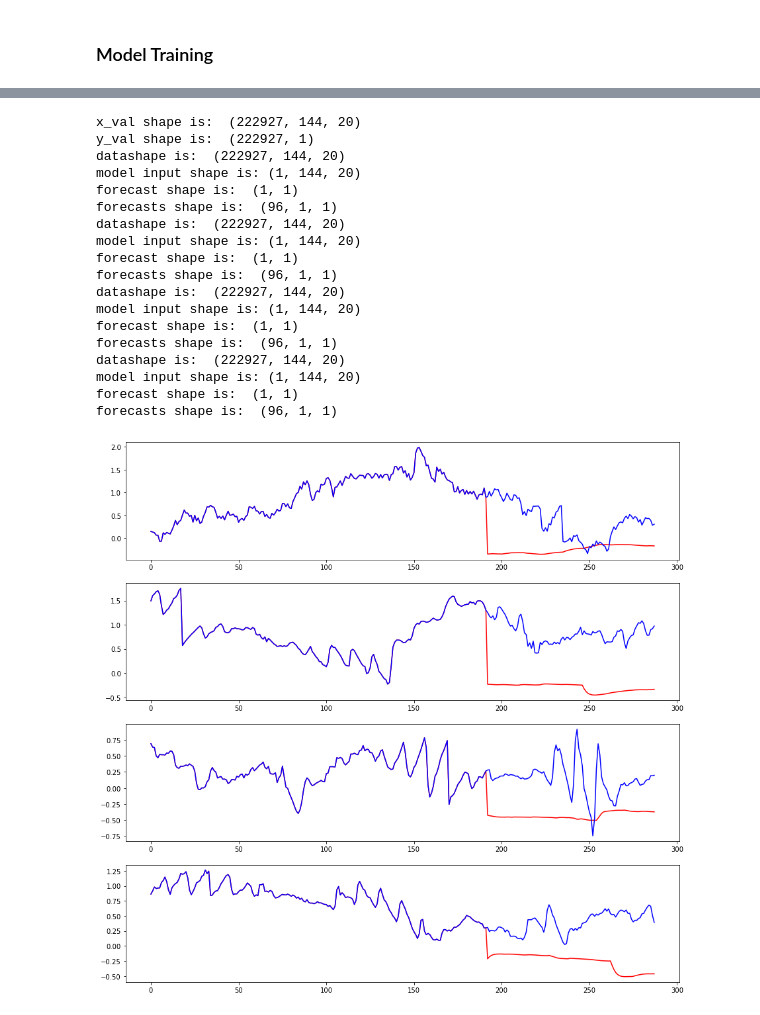
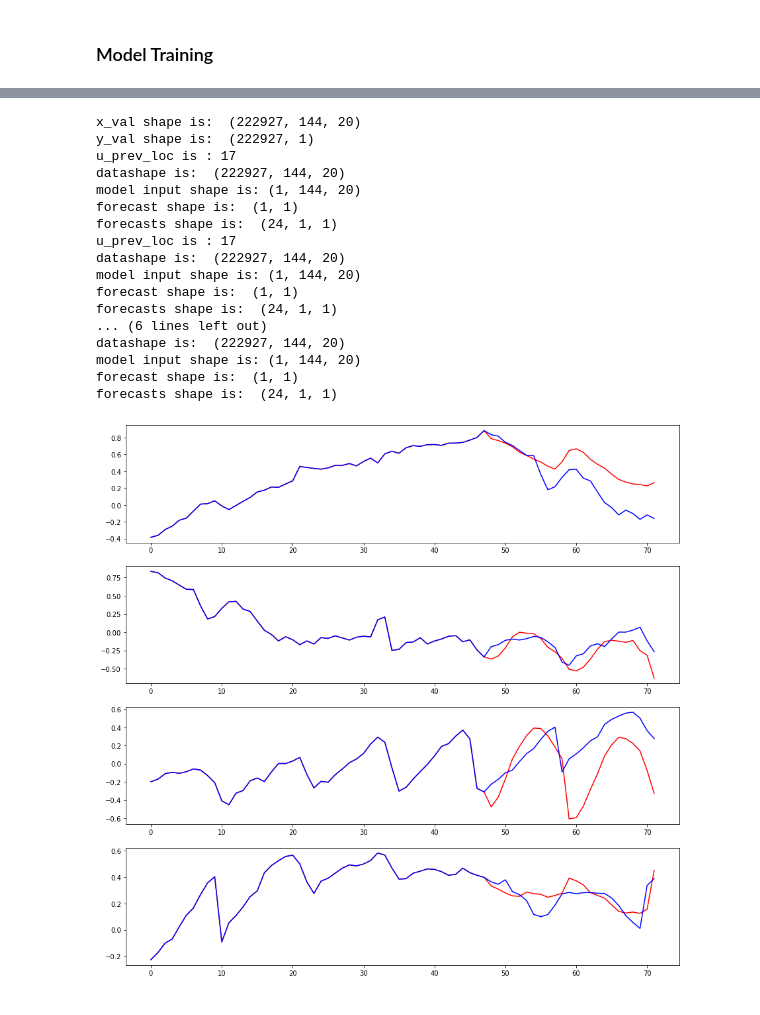
Before and after one commit to Siperjack/Deep_Learning_Projects, a Jupyter notebook: A3/main.ipynb, the cells around one changed output, grey strips where cells are left out. Cells and saved outputs as stored; diff of their text form; code cells hidden in the pictures.

Commit message:
Made many models, and fixed the prediciton dataleak.

```diff
--- a/A3/main.ipynb
+++ b/A3/main.ipynb
@@ -337,0 +369,31 @@ model is already trained
+# %%
+trained = False
+test_model = False
+if test_model:
+    model = RNN(n_seq = N_seq, n_dim = N_dim, num_LSTM = 4, filename = "./models/test", trained = trained)#LSTMXXYY means X in lst parameter an Y seq_length
+    history = model.train(x_train[::10], y_train[::10], x_val, y_val, epochs = 10, batch_size = 2*128)
+
+else:
+    model = RNN(n_seq = N_seq, n_dim = N_dim, num_LSTM = 64, lr = 1E-5, dropout = 0, double = True, filename = f"./models/LSTM_64_144_full_40epoch_double", trained = trained)#LSTMXXYY means X in lst parameter an Y seq_length
+    history = model.train(x_train, y_train, x_val, y_val, epochs = 40, batch_size = 32) #lr = 1E-2 crashed
+    if not trained:
+        y1=history.history['loss']
+        y2=history.history['val_loss']
+        x1 = np.arange( len(y1))
+        k=len(y1)/len(y2)
+        x2 = np.arange(k,len(y1)+1,k)
+        fig, ax = plt.subplots((2), figsize = (15,15))
+        line1, = ax[0].plot(x1, y1, label='loss')
+        line2, = ax[0].plot(x2, y2, label='val_loss')
+        ax[0].set_title("error during training")
+        ax[0].set_xlabel("batch number")
+        ax[0].set_ylabel("loss")
+        line1, = ax[1].plot(x1[int(np.ceil(k)):], y1[int(np.ceil(k)):], label='loss')
+        line2, = ax[1].plot(x2, y2, label='val_loss')
+        ax[1].set_title("error during training")
+        ax[1].set_xlabel("batch number")
+        ax[1].set_ylabel("loss")
+        ax[0].legend()
+        ax[1].legend()
+        plt.show()
+        fig.savefig(model.filename + "_history")
@@ -338,37 +419,36 @@ model is already trained
 # %%
 print("x_val shape is: ", x_val.shape)
 print(f"y_val shape is: ", y_val.shape)
 fig, ax = plt.subplots(4, figsize = (15,15))
 for i in range(4):
-    forecast_horizon = 24*4
-    forecasts, start_ind = model.n_in_1_out(x_val, forecast_horizon, start_ind = i*1000)
+    forecast_horizon = 24 #2 hours horizon
+    forecasts, start_ind = model.n_in_1_out(x_val, forecast_horizon, feature_list = feature_list, start_ind = 6*forecast_horizon + i*12*4)#4 hour jumps
 
 
     #prediction
     print("forecasts shape is: ", forecasts.shape)
     full_series = np.concatenate((y_val[start_ind-forecast_horizon*2:start_ind,0], forecasts[:,0,0]), axis = 0)
 
     ax[i].plot(full_series, "r")
     ax[i].plot(y_val[start_ind-2*forecast_horizon:start_ind + forecast_horizon, -1], "b")
-
+fig.savefig(model.filename + "_newpredictions_4hjumps_2hhorizon")
 plt.show()
 # %% [output]
 x_val shape is:  (222927, 144, 20)
 y_val shape is:  (222927, 1)
+u_prev_loc is : 17
 datashape is:  (222927, 144, 20)
 model input shape is: (1, 144, 20)
 forecast shape is:  (1, 1)
-forecasts shape is:  (96, 1, 1)
+forecasts shape is:  (24, 1, 1)
+u_prev_loc is : 17
 datashape is:  (222927, 144, 20)
 model input shape is: (1, 144, 20)
 forecast shape is:  (1, 1)
-forecasts shape is:  (96, 1, 1)
+forecasts shape is:  (24, 1, 1)
+... (6 lines left out)
 datashape is:  (222927, 144, 20)
 model input shape is: (1, 144, 20)
 forecast shape is:  (1, 1)
-forecasts shape is:  (96, 1, 1)
-datashape is:  (222927, 144, 20)
-model input shape is: (1, 144, 20)
-forecast shape is:  (1, 1)
-forecasts shape is:  (96, 1, 1)
+forecasts shape is:  (24, 1, 1)
-[figure, old version]
+[figure, new version]
```
Also changed, not shown: parts of 9 cells of this notebook, 30 other files.
